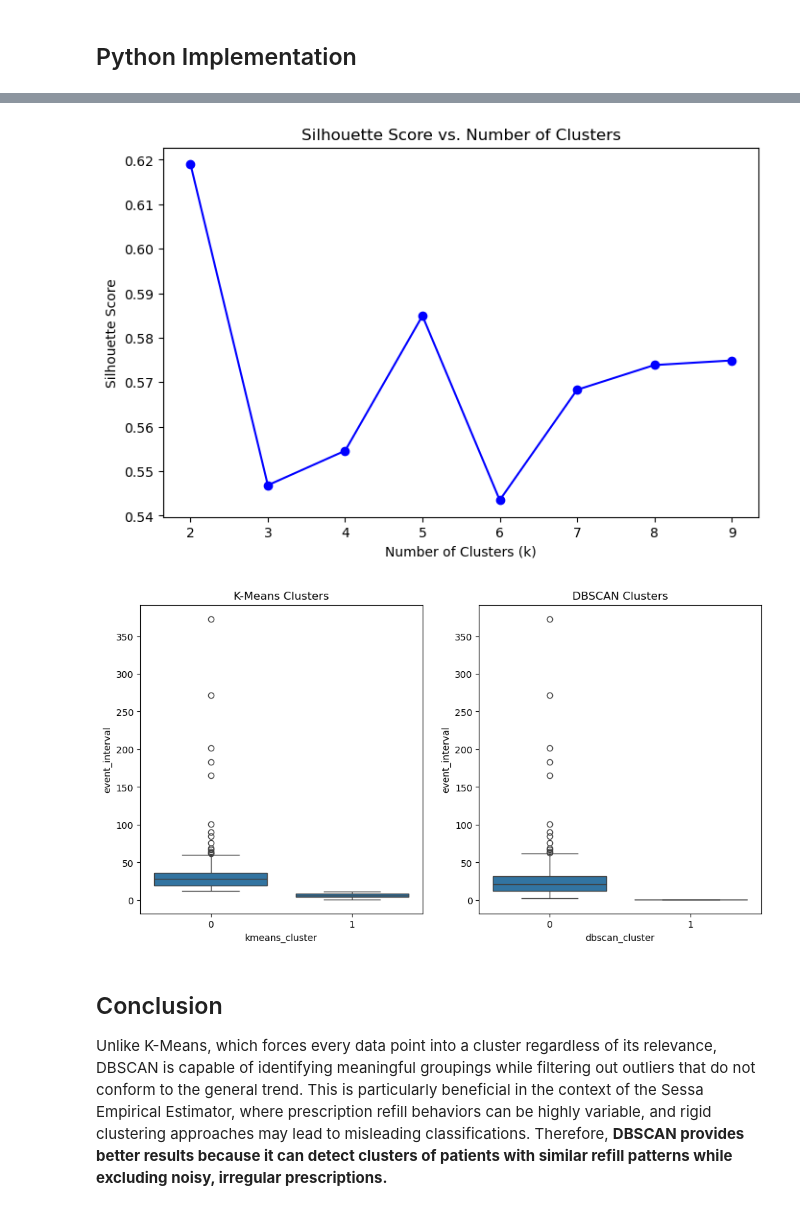
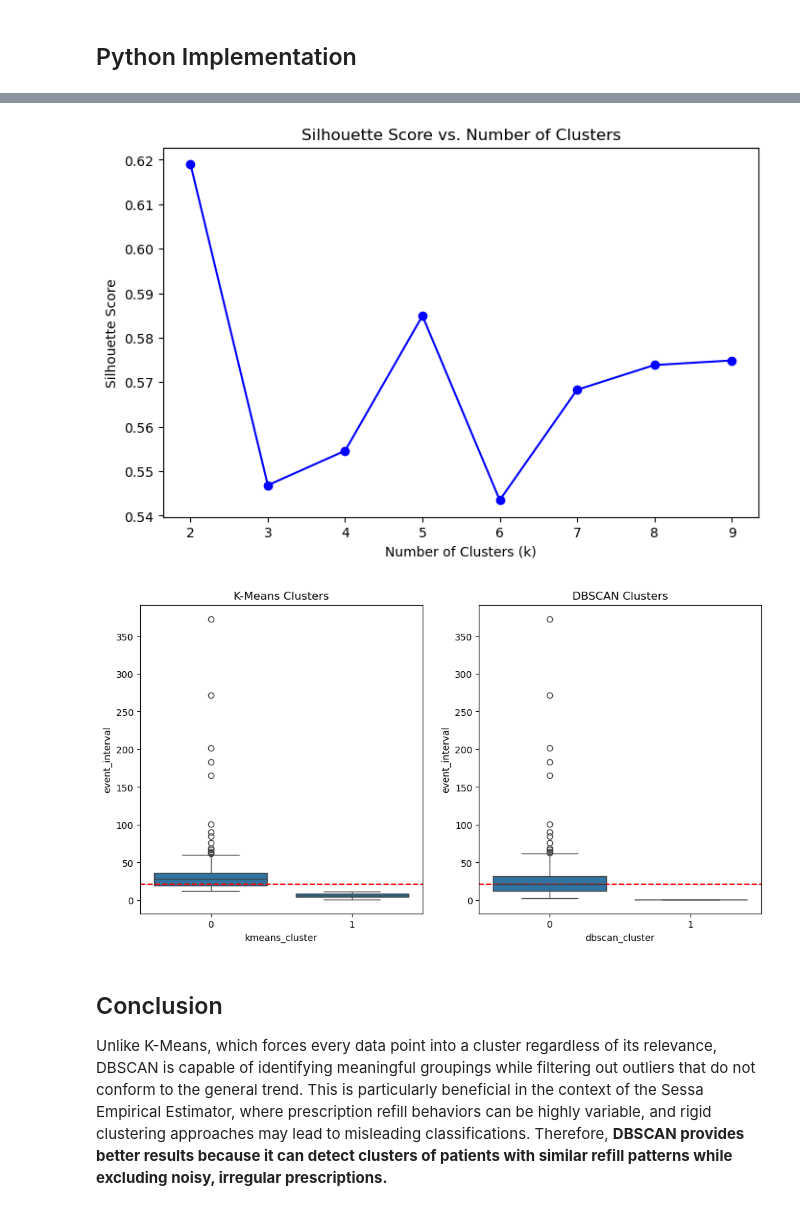
Before and after one commit to deebonachita/SEE, a Jupyter notebook: SEE.ipynb, the cells around one changed output, grey strips where cells are left out. Saved outputs shown, nothing was run; the diff lists cells and outputs as text; code cells hidden in the pictures.

Commit message:
main file

```diff
--- a/SEE.ipynb
+++ b/SEE.ipynb
@@ -24,6 +24,7 @@ To address these limitations, __we replaced K-Means with DBSCAN__ (Density-Based
 # %% [markdown]
 ## Python Implementation
 # %%
+# LIBRARIES
 import pandas as pd
 import numpy as np
 import matplotlib.pyplot as plt
@@ -34,7 +35,11 @@ from sklearn.neighbors import NearestNeighbors
 from sklearn.metrics import silhouette_score
 import warnings
 warnings.simplefilter("always")
+warnings.filterwarnings(
+        "ignore",
+        category=PendingDeprecationWarning)
 
+#FUNCTIONS
 def load_data(file_path):
     data = pd.read_csv(file_path)
     data.rename(columns={'DATE': 'eksd', 'PATIENT_ID': 'pnr'}, inplace=True)
@@ -116,34 +121,37 @@ def dbscan_clustering(data):
     data['dbscan_cluster'] = dbscan.fit_predict(scaled_data)
     return data
 
 def plot_clusters(data):
     plt.figure(figsize=(12, 6))
     plt.subplot(1, 2, 1)
     sns.boxplot(x=data['kmeans_cluster'], y=data['event_interval'], orientation='vertical')
+    plt.axhline(y=np.median(data['event_interval']), linestyle='dashed', color='red', label='Median')
     plt.title("K-Means Clusters")
 
     plt.subplot(1, 2, 2)
     sns.boxplot(x=data['dbscan_cluster'], y=data['event_interval'], orientation='vertical')
+    plt.axhline(y=np.median(data['event_interval']), linestyle='dashed', color='red', label='Median')
     plt.title("DBSCAN Clusters")
     plt.show()
 
+# MAIN FUNCTION
 def main():
     file_path = 'med_events.csv'
     data = load_data(file_path)
     data = preprocess_data(data)
     plot_ecdf(data)
     plot_density(data)
     data = kmeans_clustering(data)
     data = dbscan_clustering(data)
     plot_clusters(data)
 
 if __name__ == "__main__":
     main()
 # %% [output]
 [figure]
 [figure]
 [figure]
-[figure, old version]
+[figure, new version]
 # %% [markdown]
 ## Conclusion
 Unlike K-Means, which forces every data point into a cluster regardless of its relevance, DBSCAN is capable of identifying meaningful groupings while filtering out outliers that do not conform to the general trend. This is particularly beneficial in the context of the Sessa Empirical Estimator, where prescription refill behaviors can be highly variable, and rigid clustering approaches may lead to misleading classifications. Therefore, __DBSCAN provides better results because it can detect clusters of patients with similar refill patterns while excluding noisy, irregular prescriptions.__
```
